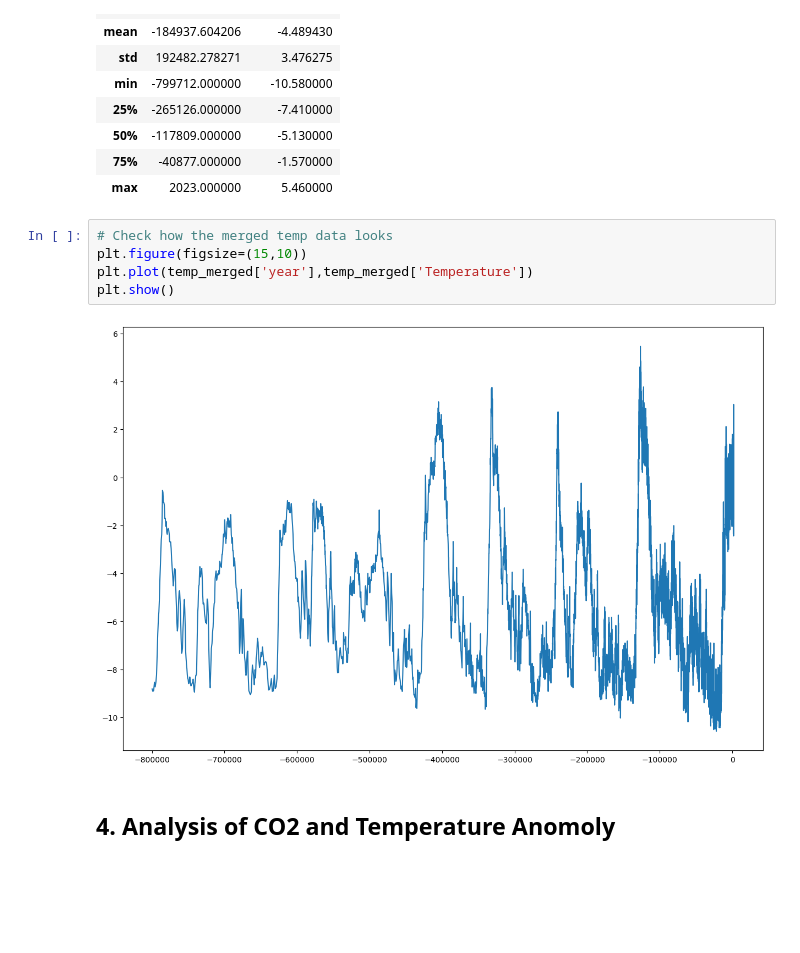
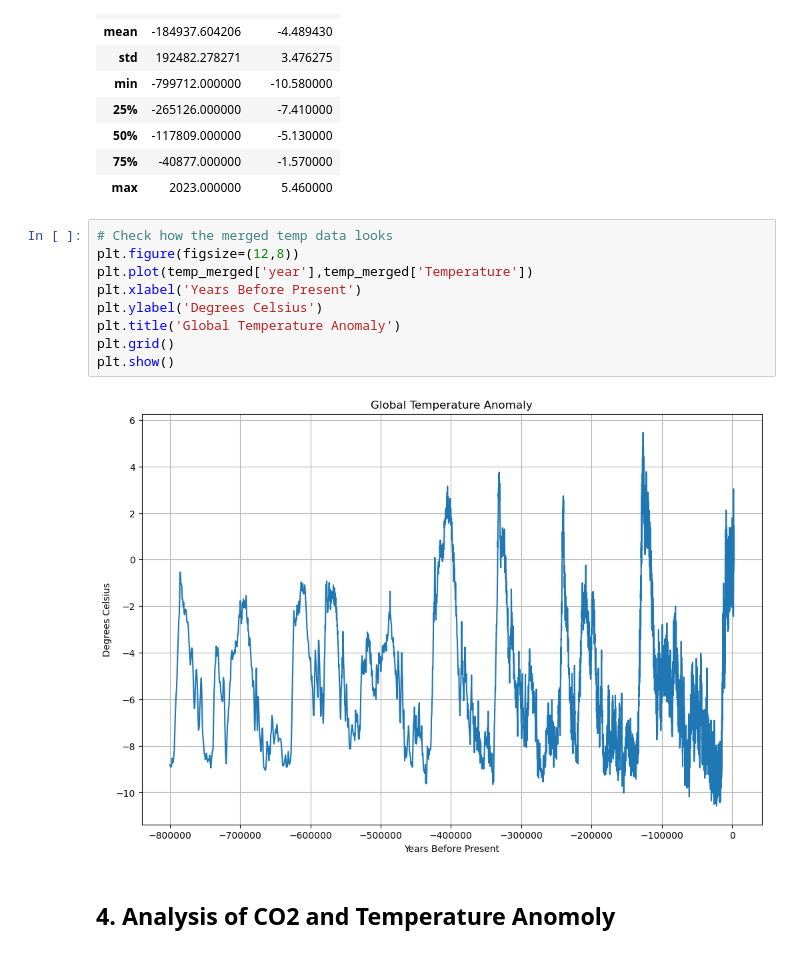
Before and after one commit to lgrealish/PfDA_Project_2, a Jupyter notebook: PfDA_Assignment2.ipynb, the cells around one changed output. Saved outputs shown, nothing was run; the diff lists cells and outputs as text; blank space fills up the shorter version.

```diff
--- a/PfDA_Assignment2.ipynb
+++ b/PfDA_Assignment2.ipynb
@@ -224,11 +227,15 @@ temp_merged.describe()
 | max | 2023.000000 | 5.460000 |
 # %%
 # Check how the merged temp data looks
-plt.figure(figsize=(15,10))
+plt.figure(figsize=(12,8))
 plt.plot(temp_merged['year'],temp_merged['Temperature'])
+plt.xlabel('Years Before Present')
+plt.ylabel('Degrees Celsius')
+plt.title('Global Temperature Anomaly')
+plt.grid()
 plt.show()
 # %% [output]
-[figure, old version]
+[figure, new version]
 # %% [markdown]
 ## 4. Analysis of CO2 and Temperature Anomoly <a id="co2-temp-analysis"></a>
 # %%
```
Also changed, not shown: parts of 19 cells of this notebook, 2 other files.
